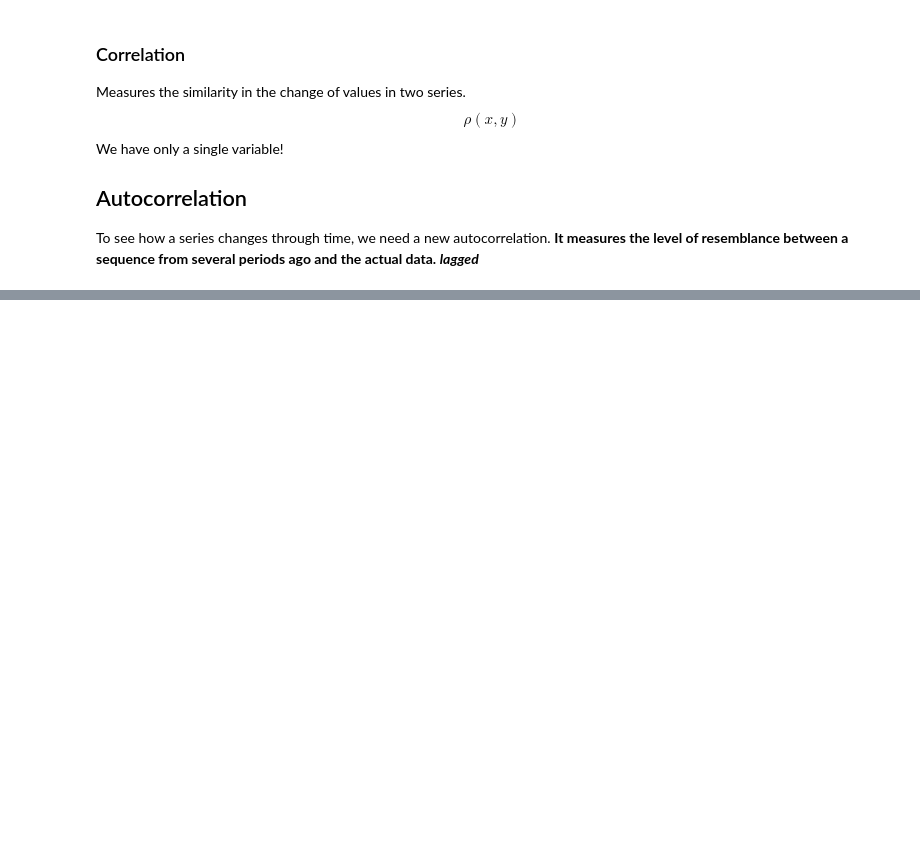
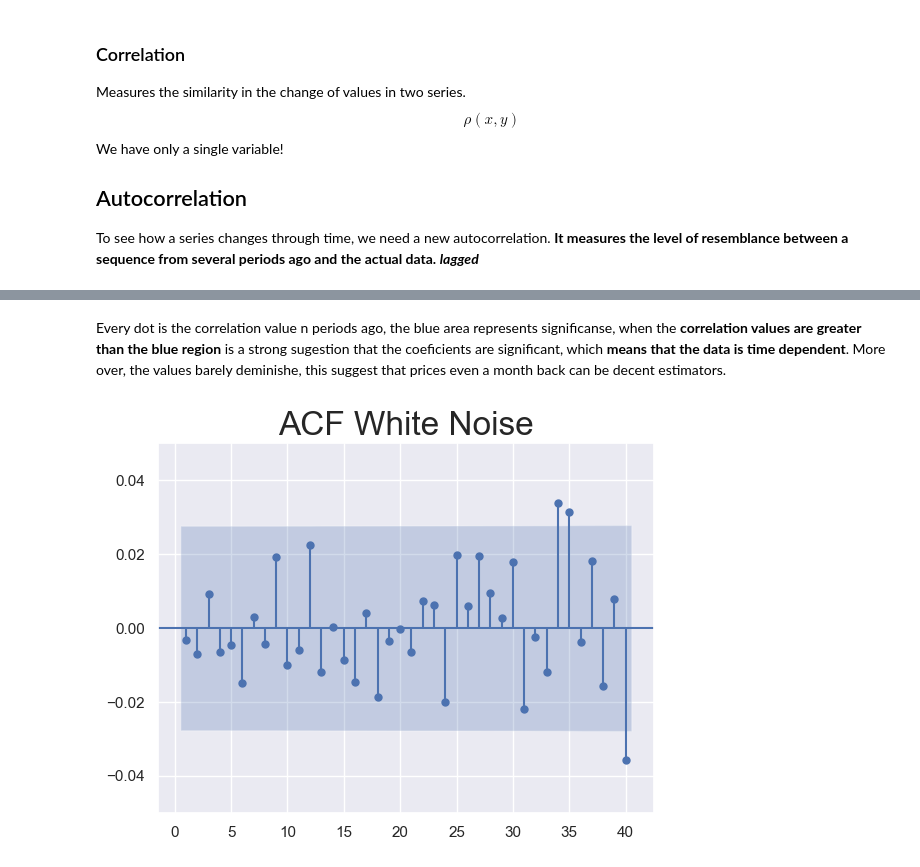
Before and after one commit to neto-riga/DataScience, a Jupyter notebook: analysis/365_analysis/TimeSeries/3_white_noise.ipynb, the cells around one changed output, grey strips where cells are left out. Cells and saved outputs as stored; diff of their text form; code cells hidden in the pictures; blank space fills up the shorter version.

```diff
--- a/analysis/365_analysis/TimeSeries/3_white_noise.ipynb
+++ b/analysis/365_analysis/TimeSeries/3_white_noise.ipynb
@@ -298,0 +330,9 @@ To see how a series changes through time, we need a new autocorrelation.
+# %% [markdown]
+Every dot is the correlation value n periods ago, the blue area represents significanse, when the **correlation values are greater than the blue region** is a strong sugestion that the coeficients are significant, which **means that the data is time dependent**. More over, the values barely deminishe, this suggest that prices even a month back can be decent estimators.
+# %%
+sgt.plot_acf(df_train['wn'], lags=40, zero=False)
+plt.title('ACF White Noise', size=24)
+plt.ylim((-0.05, 0.05))
+plt.show()
+# %% [output]
+[figure, added]
```
Also changed, not shown: parts of 20 cells of this notebook, 1 other file.
